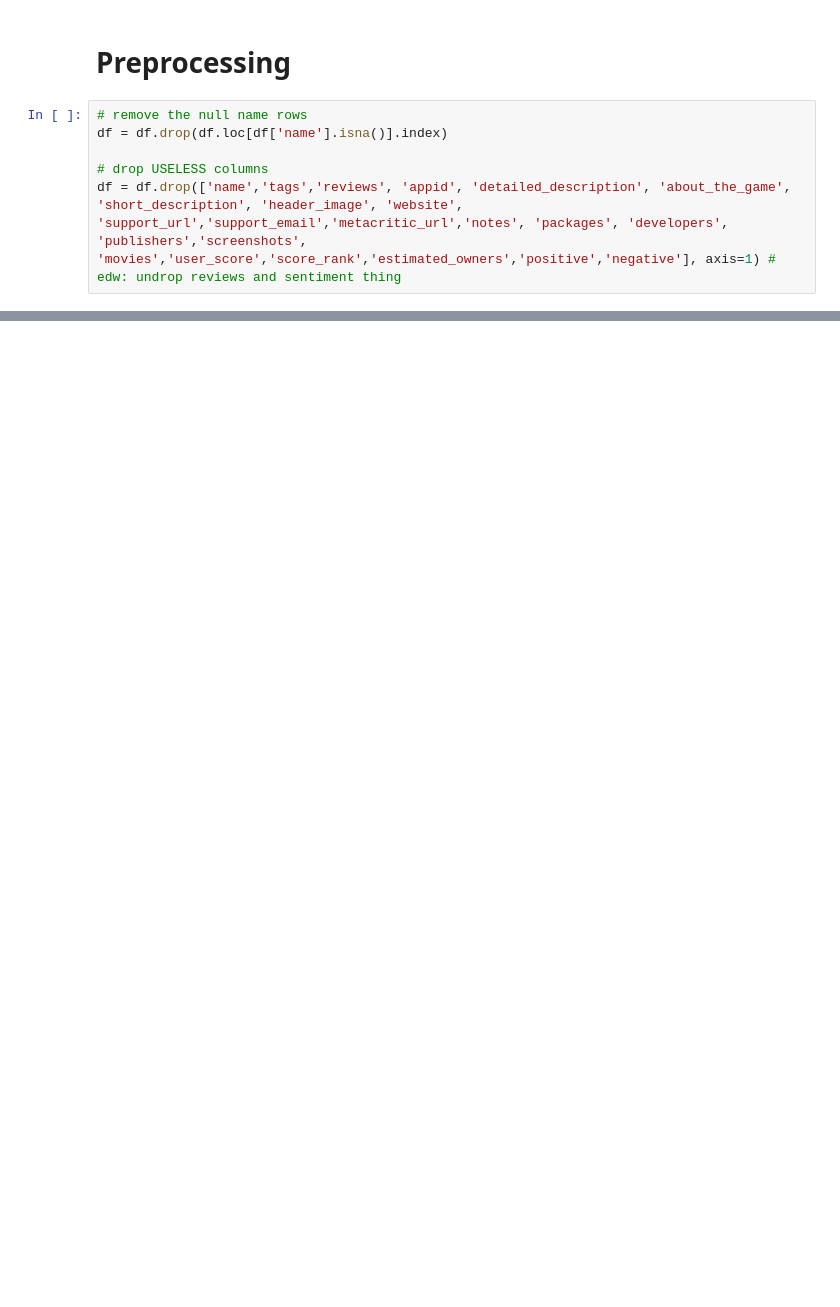
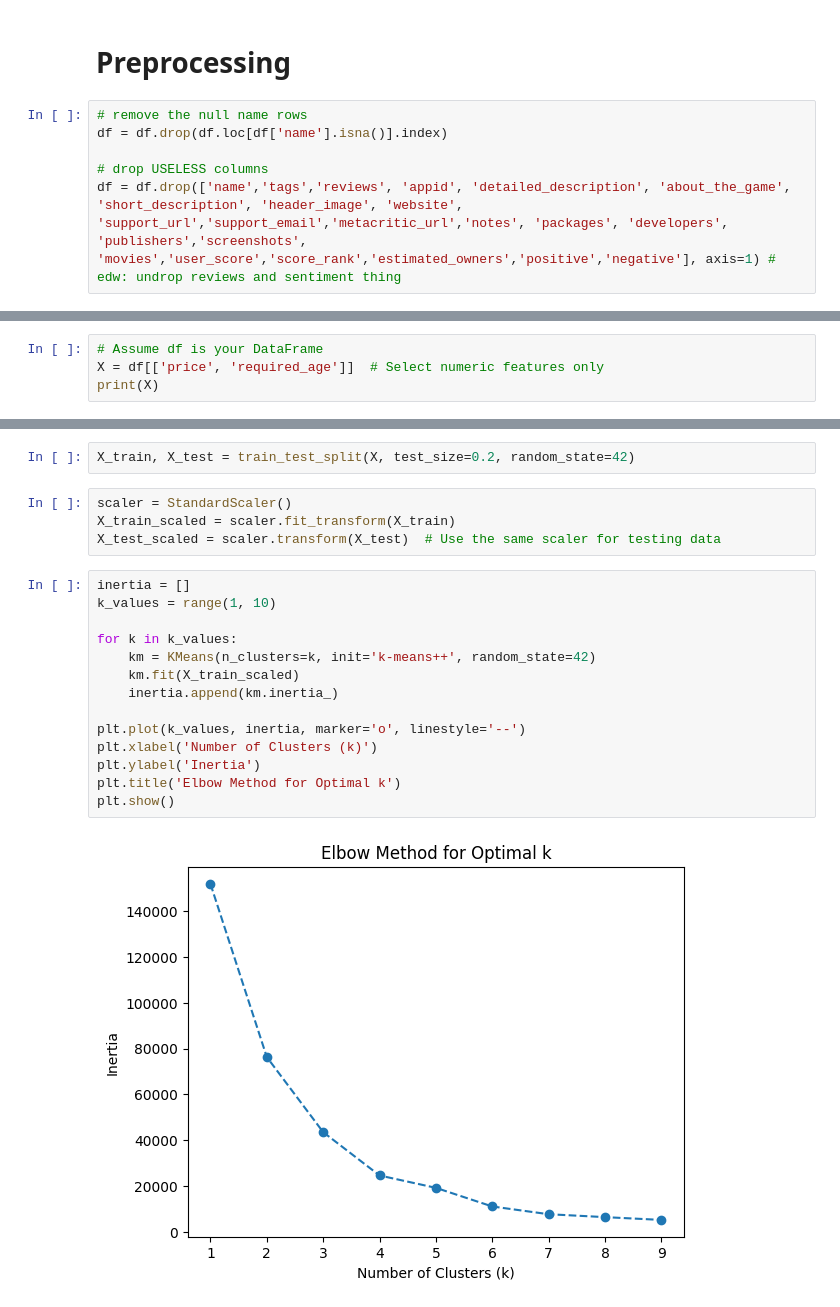
Before and after one commit to bvogler10/CS506_FinalProject, a Jupyter notebook: new-game-plus-backend/newgameplus/notebook.ipynb, the cells around one changed output, grey strips where cells are left out. Cells and saved outputs as stored; diff of their text form; blank space fills up the shorter version.

Commit message:
ran model on test data

```diff
--- a/new-game-plus-backend/newgameplus/notebook.ipynb
+++ b/new-game-plus-backend/newgameplus/notebook.ipynb
@@ -117,0 +104,4 @@ print(df.head())
+# %%
+# Assume df is your DataFrame
+X = df[['price', 'required_age']]  # Select numeric features only
+print(X)
@@ -117,0 +123,22 @@ print(df.head())
+# %%
+X_train, X_test = train_test_split(X, test_size=0.2, random_state=42)
+# %%
+scaler = StandardScaler()
+X_train_scaled = scaler.fit_transform(X_train)
+X_test_scaled = scaler.transform(X_test)  # Use the same scaler for testing data
+# %%
+inertia = []
+k_values = range(1, 10)
+
+for k in k_values:
+    km = KMeans(n_clusters=k, init='k-means++', random_state=42)
+    km.fit(X_train_scaled)
+    inertia.append(km.inertia_)
+
+plt.plot(k_values, inertia, marker='o', linestyle='--')
+plt.xlabel('Number of Clusters (k)')
+plt.ylabel('Inertia')
+plt.title('Elbow Method for Optimal k')
+plt.show()
+# %% [output]
+[figure, added]
```
Also changed, not shown: parts of 10 cells of this notebook, 2 other files.
